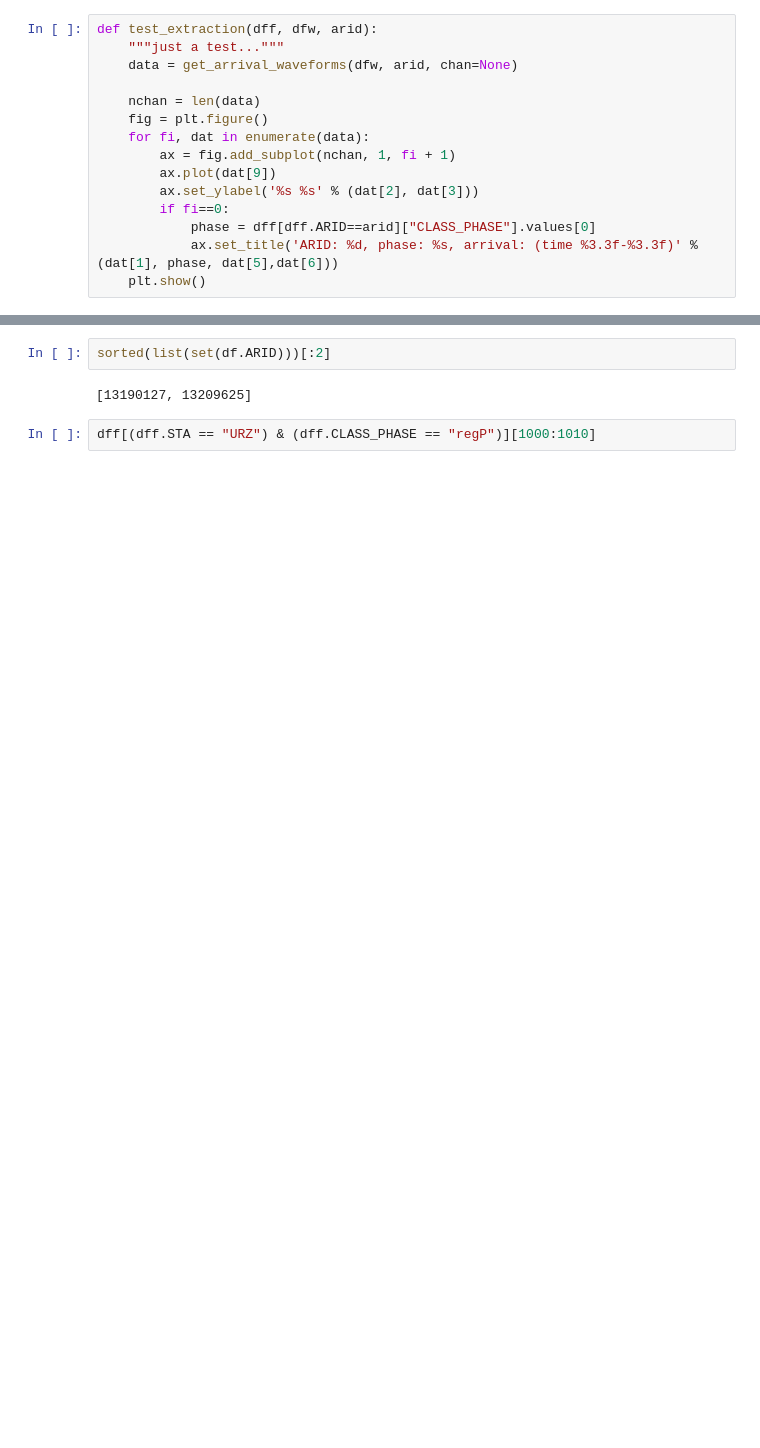
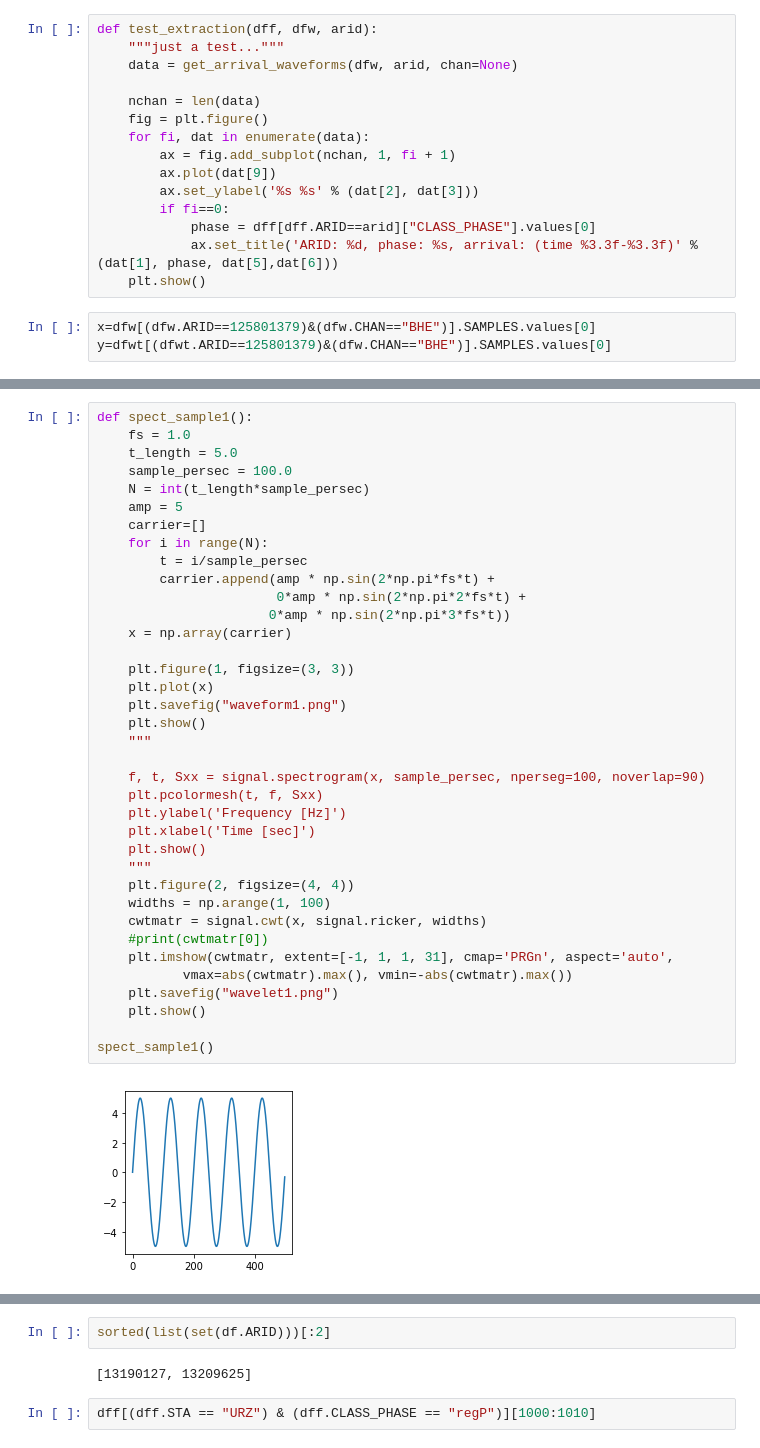
Before and after one commit to cahya-wirawan/phase-classification, a Jupyter notebook: waveforms.ipynb, the cells around one changed output, grey strips where cells are left out. Saved outputs shown, nothing was run; the diff lists cells and outputs as text; blank space fills up the shorter version.

```diff
--- a/waveforms.ipynb
+++ b/waveforms.ipynb
@@ -127,6 +154,9 @@ def test_extraction(dff, dfw, arid):
             phase = dff[dff.ARID==arid]["CLASS_PHASE"].values[0]
             ax.set_title('ARID: %d, phase: %s, arrival: (time %3.3f-%3.3f)' % (dat[1], phase, dat[5],dat[6]))
     plt.show()
+# %%
+x=dfw[(dfw.ARID==125801379)&(dfw.CHAN=="BHE")].SAMPLES.values[0]
+y=dfwt[(dfwt.ARID==125801379)&(dfw.CHAN=="BHE")].SAMPLES.values[0]
 # %%
 test_extraction(dff, dfw, 125801379)
 # %% [output]
@@ -134,0 +169,39 @@ Fetched 3 waveforms
+# %%
+def spect_sample1():
+    fs = 1.0
+    t_length = 5.0
+    sample_persec = 100.0
+    N = int(t_length*sample_persec)
+    amp = 5
+    carrier=[]
+    for i in range(N):
+        t = i/sample_persec
+        carrier.append(amp * np.sin(2*np.pi*fs*t) +
+                       0*amp * np.sin(2*np.pi*2*fs*t) +
+                      0*amp * np.sin(2*np.pi*3*fs*t))
+    x = np.array(carrier)
+
+    plt.figure(1, figsize=(3, 3))
+    plt.plot(x)
+    plt.savefig("waveform1.png")
+    plt.show()
+    """
+
+    f, t, Sxx = signal.spectrogram(x, sample_persec, nperseg=100, noverlap=90)
+    plt.pcolormesh(t, f, Sxx)
+    plt.ylabel('Frequency [Hz]')
+    plt.xlabel('Time [sec]')
+    plt.show()
+    """
+    plt.figure(2, figsize=(4, 4))
+    widths = np.arange(1, 100)
+    cwtmatr = signal.cwt(x, signal.ricker, widths)
+    #print(cwtmatr[0])
+    plt.imshow(cwtmatr, extent=[-1, 1, 1, 31], cmap='PRGn', aspect='auto',
+           vmax=abs(cwtmatr).max(), vmin=-abs(cwtmatr).max())
+    plt.savefig("wavelet1.png")
+    plt.show()
+
+spect_sample1()
+# %% [output]
+[figure, added]
```
Also changed, not shown: parts of 28 cells of this notebook, 7 other files.
